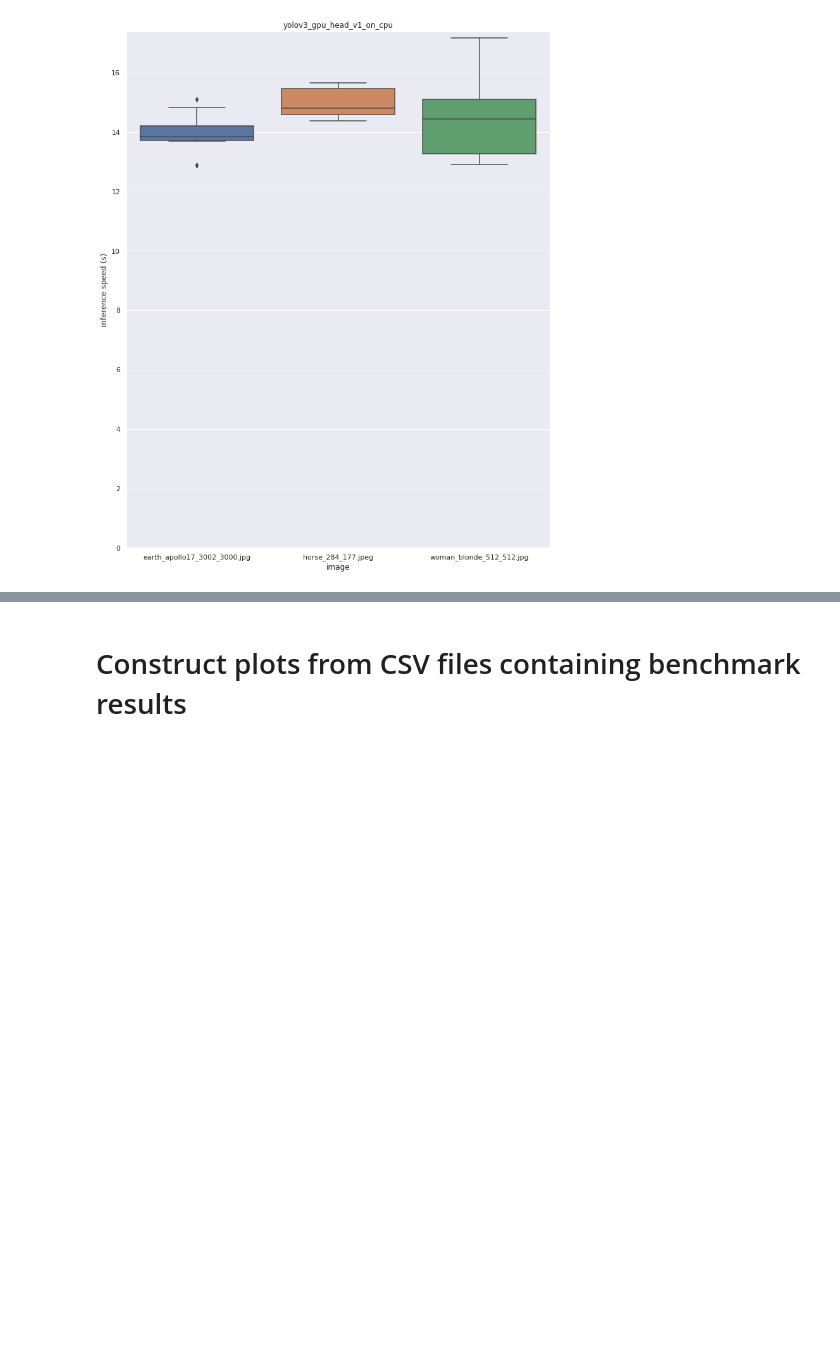
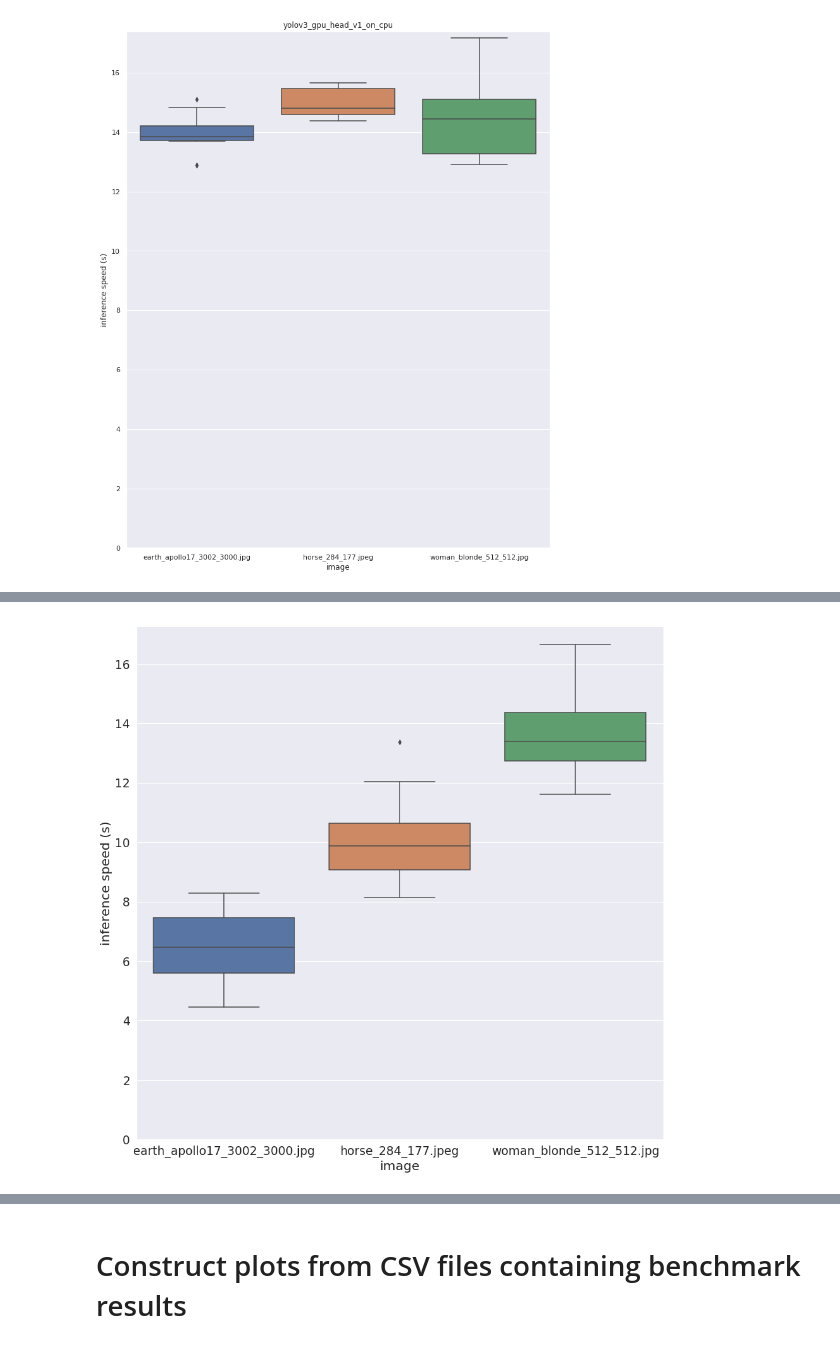
Before and after one commit to martin-galajda/object-detection, a Jupyter notebook: notebooks/InferenceSpeedBenchmarks.ipynb, the cells around one changed output, grey strips where cells are left out. Saved outputs shown, nothing was run; the diff lists cells and outputs as text; code cells hidden in the pictures; blank space fills up the shorter version.

```diff
--- a/notebooks/InferenceSpeedBenchmarks.ipynb
+++ b/notebooks/InferenceSpeedBenchmarks.ipynb
@@ -409,0 +473,16 @@ plot_benchmark_results_and_write_to_csv_file(
+# %%
+from models.yolov3.gpu_head_v1.object_detector import ObjectDetector as YOLOV3ObjectDetectorGPU
+
+PATH_TO_YOLOV3_RESOURCES = "/content/drive/My Drive/THESIS_RESOURCES/yolov3"
+PATH_TO_YOLOV3_MODEL = f'{PATH_TO_YOLOV3_RESOURCES}/model.h5'
+PATH_TO_YOLOV3_CLASSES = f'{PATH_TO_YOLOV3_RESOURCES}/openimages.names'
+
+with strategy.scope():
+  yolov3_object_detector_gpu_v1 = YOLOV3ObjectDetectorGPU(
+    path_to_model=PATH_TO_YOLOV3_MODEL,
+    path_to_classes=PATH_TO_YOLOV3_CLASSES,
+    gpu_allow_growth=False
+  )
+
+  yolov3_gpu_head_v1_on_tpu_results = benchmark_detector(yolov3_object_detector_gpu_v1, 100)
+  print_benchmark_results(yolov3_object_detector_gpu_v1, yolov3_gpu_head_v1_on_tpu_results[0])
@@ -409,0 +511,7 @@ plot_benchmark_results_and_write_to_csv_file(
+# %%
+plot_benchmark_results_and_write_to_csv_file(
+    model_name="yolov3_gpu_head_v1_on_tpu",
+    results=yolov3_gpu_head_v1_on_tpu_results
+)
+# %% [output]
+[figure, added]
```
Also changed, not shown: parts of 16 cells of this notebook.
